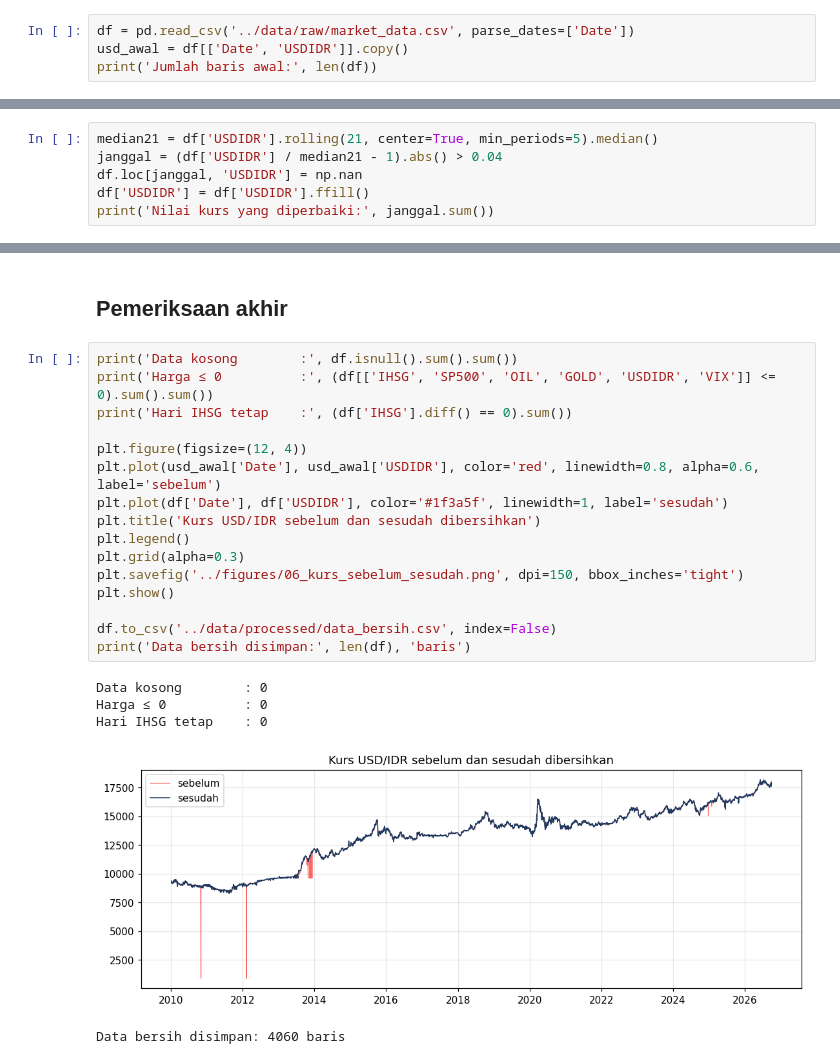
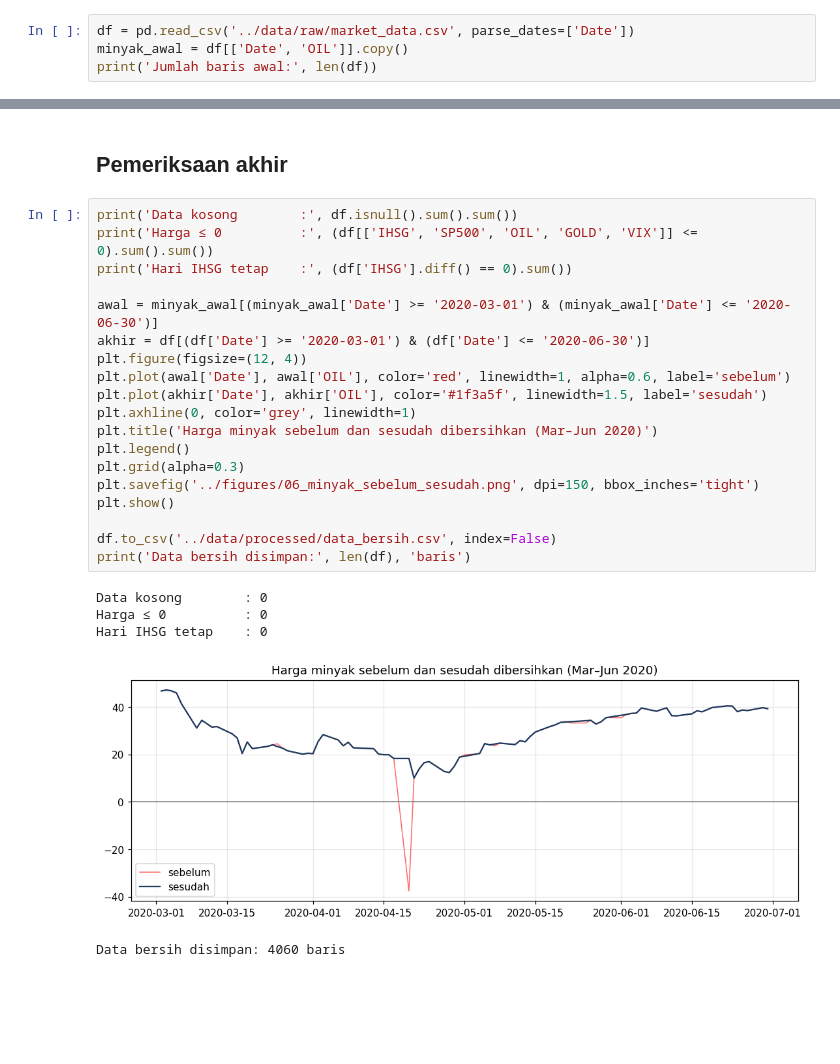
Before and after one commit to syamsuddinexcellent/portfolio-ilmuwan-data, a Jupyter notebook: notebooks/06_membersihkan_data.ipynb, the cells around one changed output, grey strips where cells are left out. Saved outputs shown, nothing was run; the diff lists cells and outputs as text; blank space fills up the shorter version.

```diff
--- a/notebooks/06_membersihkan_data.ipynb
+++ b/notebooks/06_membersihkan_data.ipynb
@@ -14,7 +14,7 @@ warnings.filterwarnings('ignore')
 plt.rcParams['figure.dpi'] = 110
 # %%
 df = pd.read_csv('../data/raw/market_data.csv', parse_dates=['Date'])
-usd_awal = df[['Date', 'USDIDR']].copy()
+minyak_awal = df[['Date', 'OIL']].copy()
 print('Jumlah baris awal:', len(df))
 # %% [output]
 Jumlah baris awal: 4365
@@ -31,6 +30,0 @@ Nilai janggal diganti dengan **nilai hari sebelumnya**. Cara ini hanya memakai d
-# %%
-median21 = df['USDIDR'].rolling(21, center=True, min_periods=5).median()
-janggal = (df['USDIDR'] / median21 - 1).abs() > 0.04
-df.loc[janggal, 'USDIDR'] = np.nan
-df['USDIDR'] = df['USDIDR'].ffill()
-print('Nilai kurs yang diperbaiki:', janggal.sum())
@@ -59,25 +49,28 @@ Jumlah baris akhir    : 4060
 ## Pemeriksaan akhir
 # %%
 print('Data kosong        :', df.isnull().sum().sum())
-print('Harga ≤ 0          :', (df[['IHSG', 'SP500', 'OIL', 'GOLD', 'USDIDR', 'VIX']] <= 0).sum().sum())
+print('Harga ≤ 0          :', (df[['IHSG', 'SP500', 'OIL', 'GOLD', 'VIX']] <= 0).sum().sum())
 print('Hari IHSG tetap    :', (df['IHSG'].diff() == 0).sum())
 
+awal = minyak_awal[(minyak_awal['Date'] >= '2020-03-01') & (minyak_awal['Date'] <= '2020-06-30')]
+akhir = df[(df['Date'] >= '2020-03-01') & (df['Date'] <= '2020-06-30')]
 plt.figure(figsize=(12, 4))
-plt.plot(usd_awal['Date'], usd_awal['USDIDR'], color='red', linewidth=0.8, alpha=0.6, label='sebelum')
-plt.plot(df['Date'], df['USDIDR'], color='#1f3a5f', linewidth=1, label='sesudah')
-plt.title('Kurs USD/IDR sebelum dan sesudah dibersihkan')
+plt.plot(awal['Date'], awal['OIL'], color='red', linewidth=1, alpha=0.6, label='sebelum')
+plt.plot(akhir['Date'], akhir['OIL'], color='#1f3a5f', linewidth=1.5, label='sesudah')
+plt.axhline(0, color='grey', linewidth=1)
+plt.title('Harga minyak sebelum dan sesudah dibersihkan (Mar–Jun 2020)')
 plt.legend()
 plt.grid(alpha=0.3)
-plt.savefig('../figures/06_kurs_sebelum_sesudah.png', dpi=150, bbox_inches='tight')
+plt.savefig('../figures/06_minyak_sebelum_sesudah.png', dpi=150, bbox_inches='tight')
 plt.show()
 
 df.to_csv('../data/processed/data_bersih.csv', index=False)
 print('Data bersih disimpan:', len(df), 'baris')
 # %% [output]
 Data kosong        : 0
 Harga ≤ 0          : 0
 Hari IHSG tetap    : 0
-[figure, old version]
+[figure, new version]
 Data bersih disimpan: 4060 baris
 # %% [markdown]
 ## Kesimpulan
```
Also changed, not shown: parts of 5 cells of this notebook, 36 other files.
